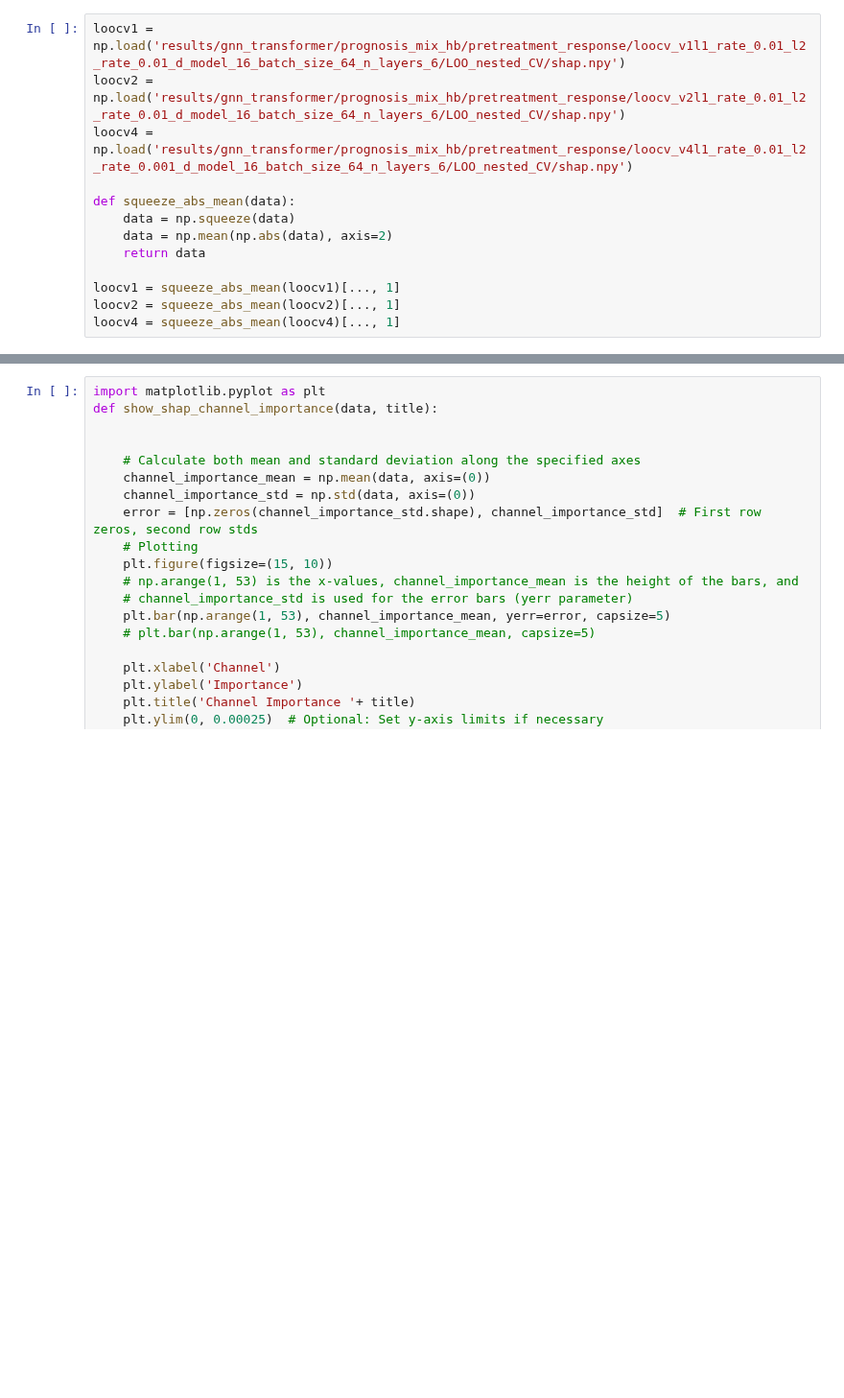
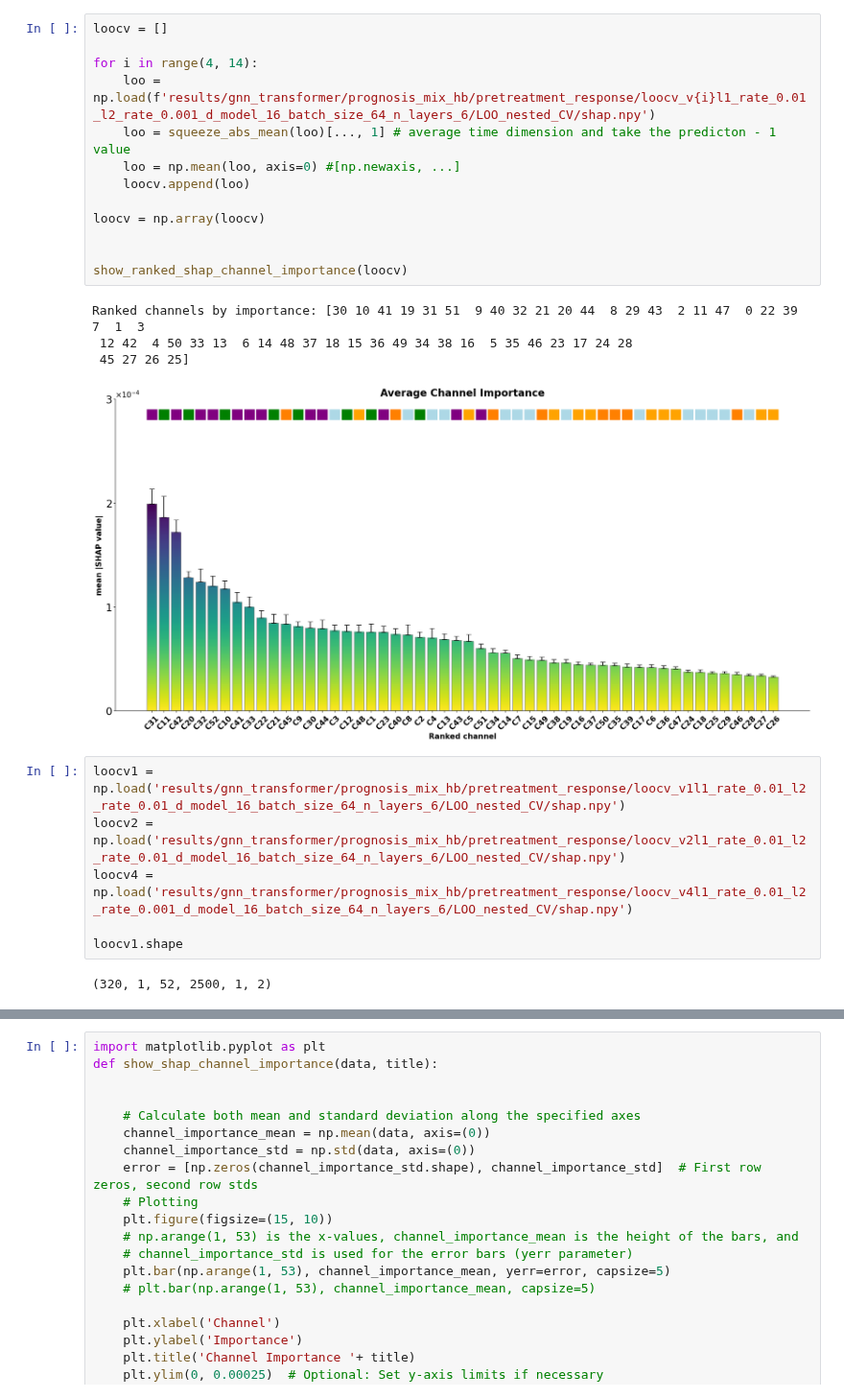
Before and after one commit to jinyuanwong/fnirs-treatment-response-prediction, a Jupyter notebook: scripts/explanation/shap/plot_shap.ipynb, the cells around one changed output, grey strips where cells are left out. Shown at 96% size. Saved outputs shown, nothing was run; the diff lists cells and outputs as text; blank space fills up the shorter version.

```diff
--- a/scripts/explanation/shap/plot_shap.ipynb
+++ b/scripts/explanation/shap/plot_shap.ipynb
@@ -17,13 +139,26 @@ To enable the following instructions: AVX2 AVX_VNNI FMA, in other operations, re
+# %%
+loocv = []
+
+for i in range(4, 14):
+    loo = np.load(f'results/gnn_transformer/prognosis_mix_hb/pretreatment_response/loocv_v{i}l1_rate_0.01_l2_rate_0.001_d_model_16_batch_size_64_n_layers_6/LOO_nested_CV/shap.npy')
+    loo = squeeze_abs_mean(loo)[..., 1] # average time dimension and take the predicton - 1 value
+    loo = np.mean(loo, axis=0) #[np.newaxis, ...]
+    loocv.append(loo)
+
+loocv = np.array(loocv)
+
+
+show_ranked_shap_channel_importance(loocv)
+# %% [output]
+Ranked channels by importance: [30 10 41 19 31 51  9 40 32 21 20 44  8 29 43  2 11 47  0 22 39  7  1  3
+ 12 42  4 50 33 13  6 14 48 37 18 15 36 49 34 38 16  5 35 46 23 17 24 28
+ 45 27 26 25]
+[figure, added]
 # %%
 loocv1 = np.load('results/gnn_transformer/prognosis_mix_hb/pretreatment_response/loocv_v1l1_rate_0.01_l2_rate_0.01_d_model_16_batch_size_64_n_layers_6/LOO_nested_CV/shap.npy')
 loocv2 = np.load('results/gnn_transformer/prognosis_mix_hb/pretreatment_response/loocv_v2l1_rate_0.01_l2_rate_0.01_d_model_16_batch_size_64_n_layers_6/LOO_nested_CV/shap.npy')
 loocv4 = np.load('results/gnn_transformer/prognosis_mix_hb/pretreatment_response/loocv_v4l1_rate_0.01_l2_rate_0.001_d_model_16_batch_size_64_n_layers_6/LOO_nested_CV/shap.npy')
 
-def squeeze_abs_mean(data):
-    data = np.squeeze(data)
-    data = np.mean(np.abs(data), axis=2)
-    return data
-
-loocv1 = squeeze_abs_mean(loocv1)[..., 1]
-loocv2 = squeeze_abs_mean(loocv2)[..., 1]
-loocv4 = squeeze_abs_mean(loocv4)[..., 1]
+loocv1.shape
+# %% [output]
+(320, 1, 52, 2500, 1, 2)
```
Also changed, not shown: parts of 6 cells of this notebook.
